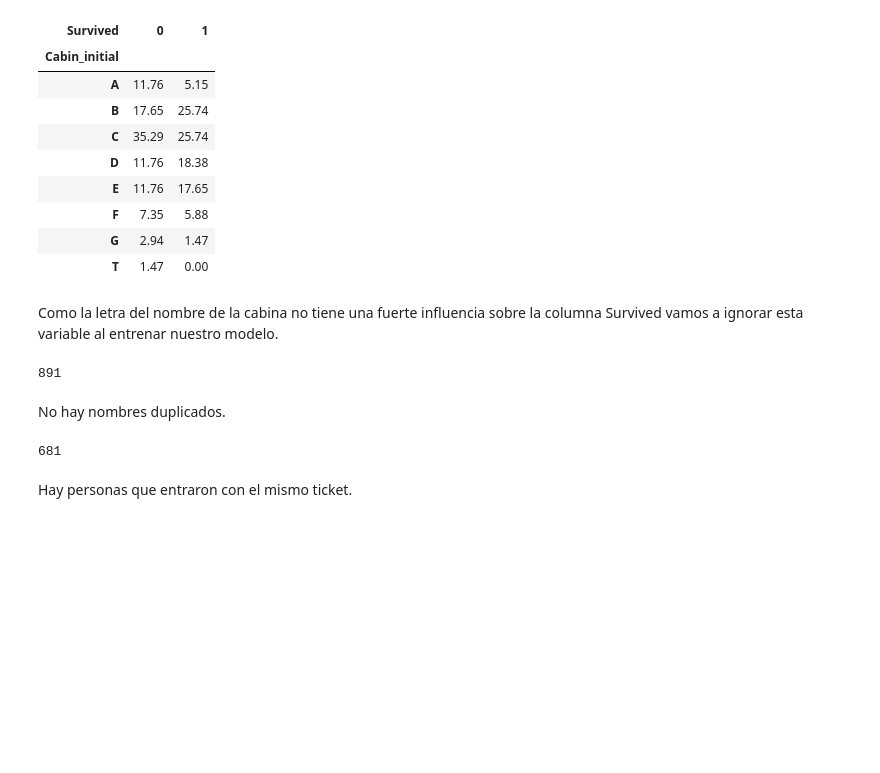
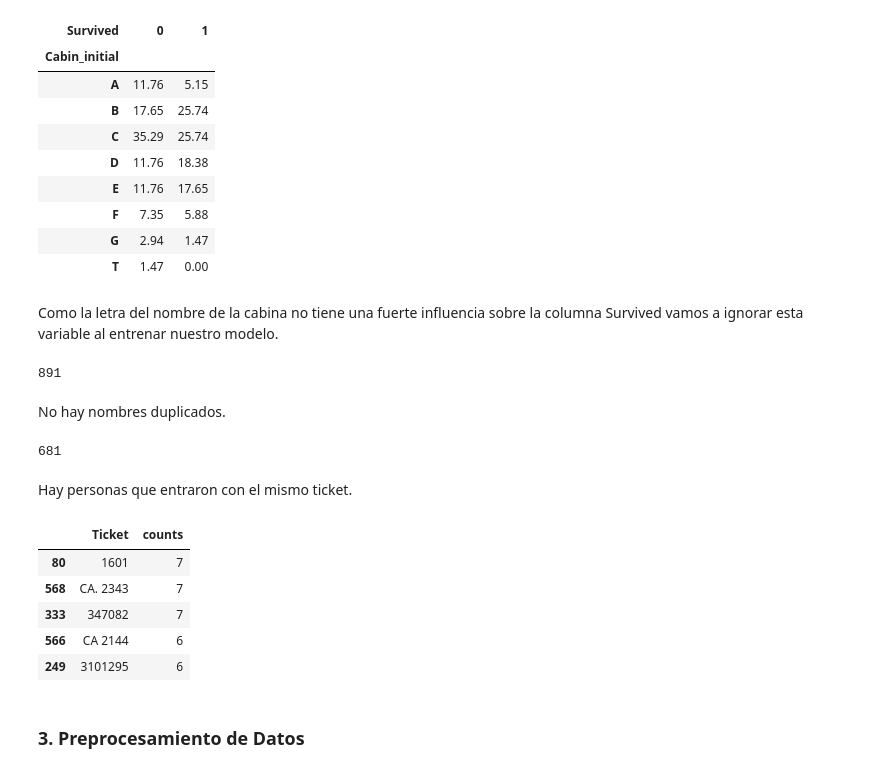
Before and after one commit to MartoBadi/TSCDIA-, a Jupyter notebook: Modelizado de Minería de Datos/tp_final/tp_final.ipynb, the cells around one changed output. Drawn from its saved outputs; the diff is of its cells as text; code cells hidden in the pictures; blank space fills up the shorter version.

```diff
--- a/Modelizado de Minería de Datos/tp_final/tp_final.ipynb
+++ b/Modelizado de Minería de Datos/tp_final/tp_final.ipynb
@@ -500,3 +504,14 @@ df['Ticket'].nunique()
 681
 # %% [markdown]
 Hay personas que entraron con el mismo ticket.
+# %%
+df.groupby('Ticket').size().reset_index(name='counts').sort_values(by='counts', ascending=False).head(5)
+# %% [output]
+|  | Ticket | counts |
+| 80 | 1601 | 7 |
+| 568 | CA. 2343 | 7 |
+| 333 | 347082 | 7 |
+| 566 | CA 2144 | 6 |
+| 249 | 3101295 | 6 |
+# %% [markdown]
+### 3. Preprocesamiento de Datos
```
Also changed, not shown: parts of 4 cells of this notebook.
